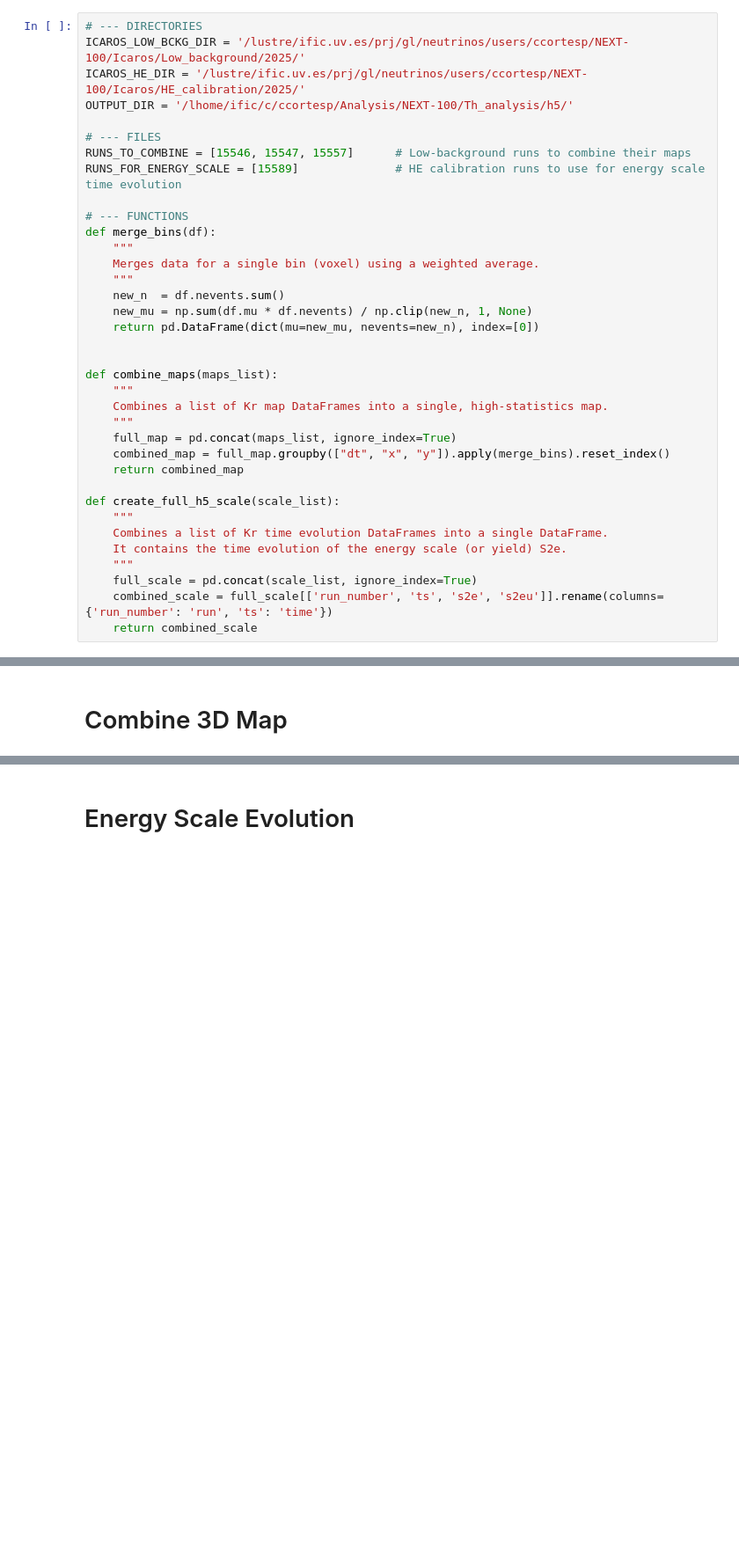
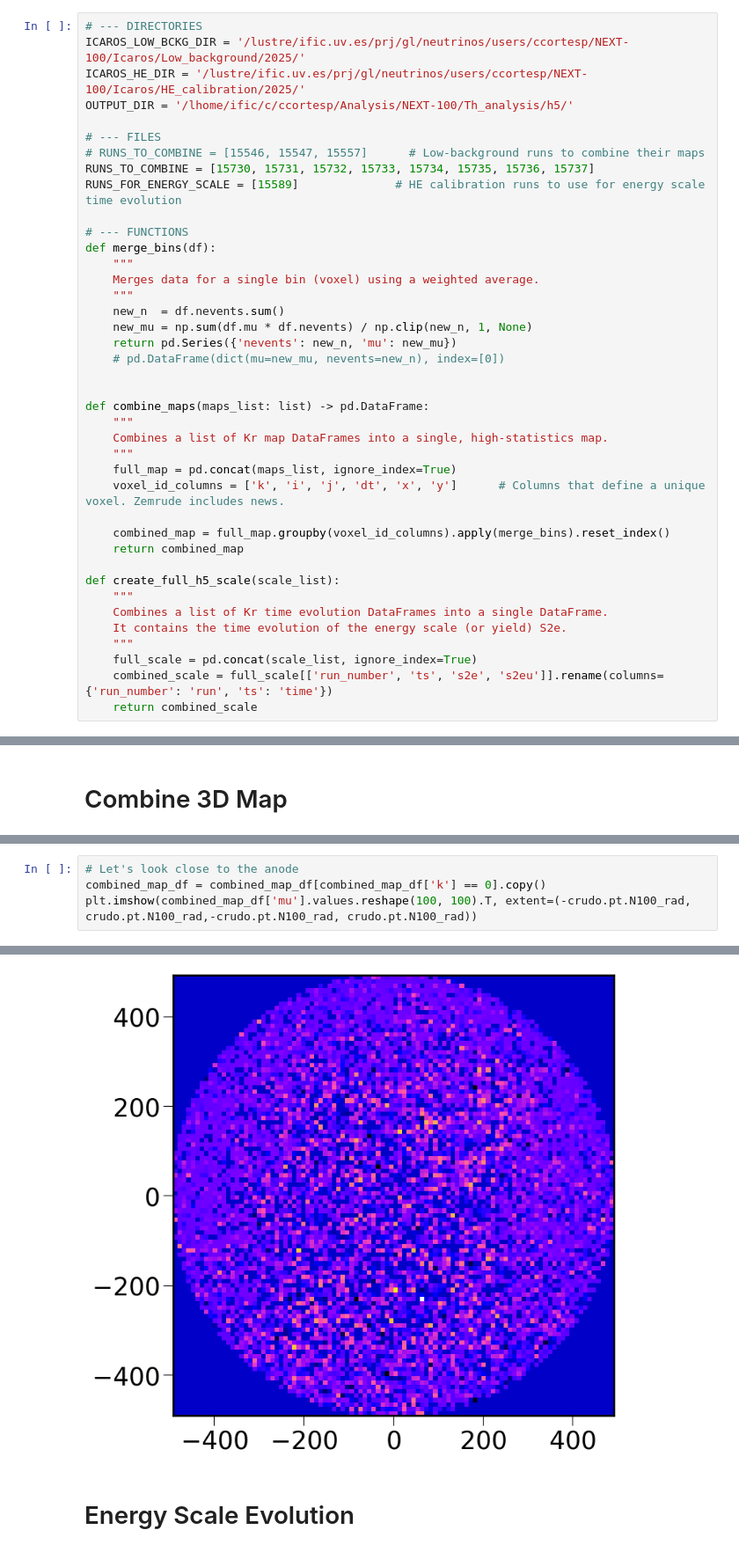
Before and after one commit to camacortespar/next-analysis, a Jupyter notebook: NEXT-100/Th_analysis/notebooks/Krypton_Data_Generator.ipynb, the cells around one changed output, grey strips where cells are left out. Shown at 88% size. Saved outputs shown, nothing was run; the diff lists cells and outputs as text; blank space fills up the shorter version.

```diff
--- a/NEXT-100/Th_analysis/notebooks/Krypton_Data_Generator.ipynb
+++ b/NEXT-100/Th_analysis/notebooks/Krypton_Data_Generator.ipynb
@@ -34,7 +35,8 @@ ICAROS_HE_DIR = '/lustre/ific.uv.es/prj/gl/neutrinos/users/ccortesp/NEXT-100/Ica
 OUTPUT_DIR = '/lhome/ific/c/ccortesp/Analysis/NEXT-100/Th_analysis/h5/'
 
 # --- FILES
-RUNS_TO_COMBINE = [15546, 15547, 15557]      # Low-background runs to combine their maps
+# RUNS_TO_COMBINE = [15546, 15547, 15557]      # Low-background runs to combine their maps
+RUNS_TO_COMBINE = [15730, 15731, 15732, 15733, 15734, 15735, 15736, 15737]
 RUNS_FOR_ENERGY_SCALE = [15589]              # HE calibration runs to use for energy scale time evolution
 
 # --- FUNCTIONS
@@ -44,15 +46,18 @@ def merge_bins(df):
     """
     new_n  = df.nevents.sum()
     new_mu = np.sum(df.mu * df.nevents) / np.clip(new_n, 1, None)
-    return pd.DataFrame(dict(mu=new_mu, nevents=new_n), index=[0])
+    return pd.Series({'nevents': new_n, 'mu': new_mu})
+    # pd.DataFrame(dict(mu=new_mu, nevents=new_n), index=[0])
 
 
-def combine_maps(maps_list):
+def combine_maps(maps_list: list) -> pd.DataFrame:
     """
     Combines a list of Kr map DataFrames into a single, high-statistics map.
     """
     full_map = pd.concat(maps_list, ignore_index=True)
-    combined_map = full_map.groupby(["dt", "x", "y"]).apply(merge_bins).reset_index()
+    voxel_id_columns = ['k', 'i', 'j', 'dt', 'x', 'y']      # Columns that define a unique voxel. Zemrude includes news.
+
+    combined_map = full_map.groupby(voxel_id_columns).apply(merge_bins).reset_index()
     return combined_map
 
 def create_full_h5_scale(scale_list):
@@ -166,0 +163,5 @@ Done.
+# %%
+# Let's look close to the anode
+combined_map_df = combined_map_df[combined_map_df['k'] == 0].copy()
+plt.imshow(combined_map_df['mu'].values.reshape(100, 100).T, extent=(-crudo.pt.N100_rad, crudo.pt.N100_rad,-crudo.pt.N100_rad, crudo.pt.N100_rad))
+# %% [output]
@@ -167,3 +169,4 @@ Done.
+[figure, added]
 # %% [markdown]
 # Energy Scale Evolution
 # %%
```
Also changed, not shown: parts of 8 cells of this notebook, 20 other files.
